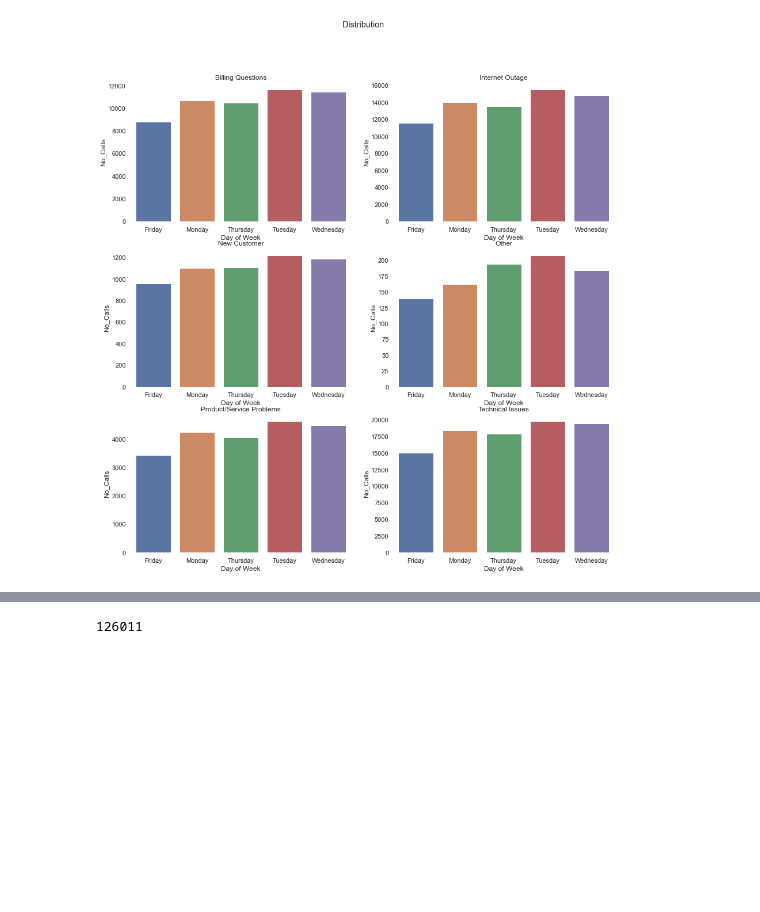
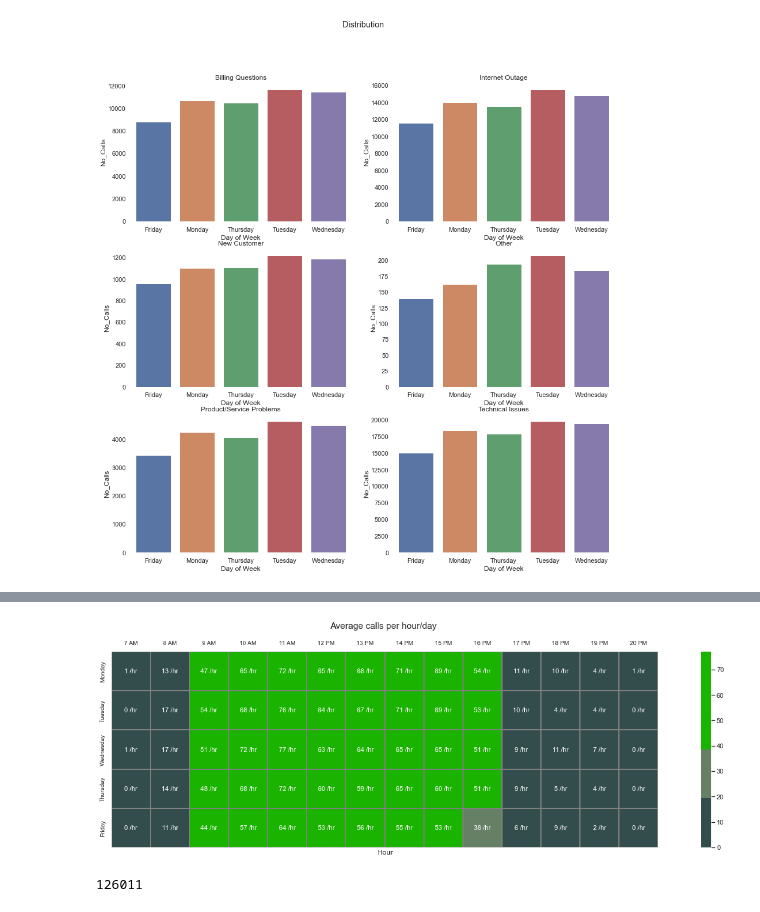
Before and after one commit to diana-kungu/RWDF, a Jupyter notebook: Call Center Operations Analytics/call_center.ipynb, the cells around one changed output, grey strips where cells are left out. Drawn from its saved outputs; the diff is of its cells as text; code cells hidden in the pictures; blank space fills up the shorter version.

```diff
--- a/Call Center Operations Analytics/call_center.ipynb
+++ b/Call Center Operations Analytics/call_center.ipynb
@@ -141,4 +140,8 @@ for i in df_day_distribution['Call Reason'].unique():
 # %%
 #Distribution by hour and day of week
 #Heatmap
-daily_dist = df.groupby(['Day of Week','Hour']).agg(No_Calls =('Call #', 'count')).reset_index()
+daily_dist = df[df['Year'] ==2021].groupby(['Day of Week','Hour']).agg(
+                                No_Calls =('Call #', 'count'),
+                                No_days = ('Call Date', 'nunique')).reset_index()
+daily_dist['Average Calls per Day_hour'] = (daily_dist['No_Calls']/ daily_dist['No_days']).astype(int)
+daily_dist
@@ -144,0 +162,4 @@ daily_dist = df.groupby(['Day of Week','Hour']).agg(No_Calls =('Call #', 'count'
+# %%
+daily_dist = daily_dist.pivot_table(index= 'Day of Week', columns= 'Hour',
+                                   values = 'Average Calls per Day_hour', aggfunc='first', fill_value=0)
+daily_dist
@@ -144,0 +174,5 @@ daily_dist = df.groupby(['Day of Week','Hour']).agg(No_Calls =('Call #', 'count'
+# %%
+cats = ['Monday', 'Tuesday', 'Wednesday', 'Thursday', 'Friday', 'Saturday', 'Sunday']
+daily_dist.index = (pd.Categorical(daily_dist.index, categories=cats, ordered=True))
+daily_dist.sort_index(inplace= True)
+daily_dist
@@ -145,3 +186,21 @@ daily_dist = df.groupby(['Day of Week','Hour']).agg(No_Calls =('Call #', 'count'
+# %%
+
+fig,ax = plt.subplots(1,1,figsize=(20,5))
+my_colors=[(0.2,0.3,0.3),(0.4,0.5,0.4),(0.1,0.7,0),(0.1,0.7,0)]
+xticks = [str(x)+' AM' if x < 12 else str(x)+' PM' for x in daily_dist.columns]
+
+h_map = sns.heatmap(data =daily_dist, cmap=my_colors, xticklabels=xticks, square =True, linecolor= 'gray',
+            linewidth =0.1, annot= True, annot_kws={"size": 11}, ax=ax)
+plt.tick_params(axis='both', which='major', labelsize=10, labelbottom = False, bottom=False, top = False, labeltop=True)
+fig.tight_layout(pad=0.08)
+
+for t in h_map.texts: t.set_text(t.get_text() + " /hr")
+plt.ylabel('')
+plt.title('Average calls per hour/day ', size =15, y = 1.1)
+
+plt.show()
+# %% [output]
+[figure, added]
 # %%
 #Total Incoming call in 2021
 len(df[df['Year'] ==2021])
```
Also changed, not shown: parts of 4 cells of this notebook.
